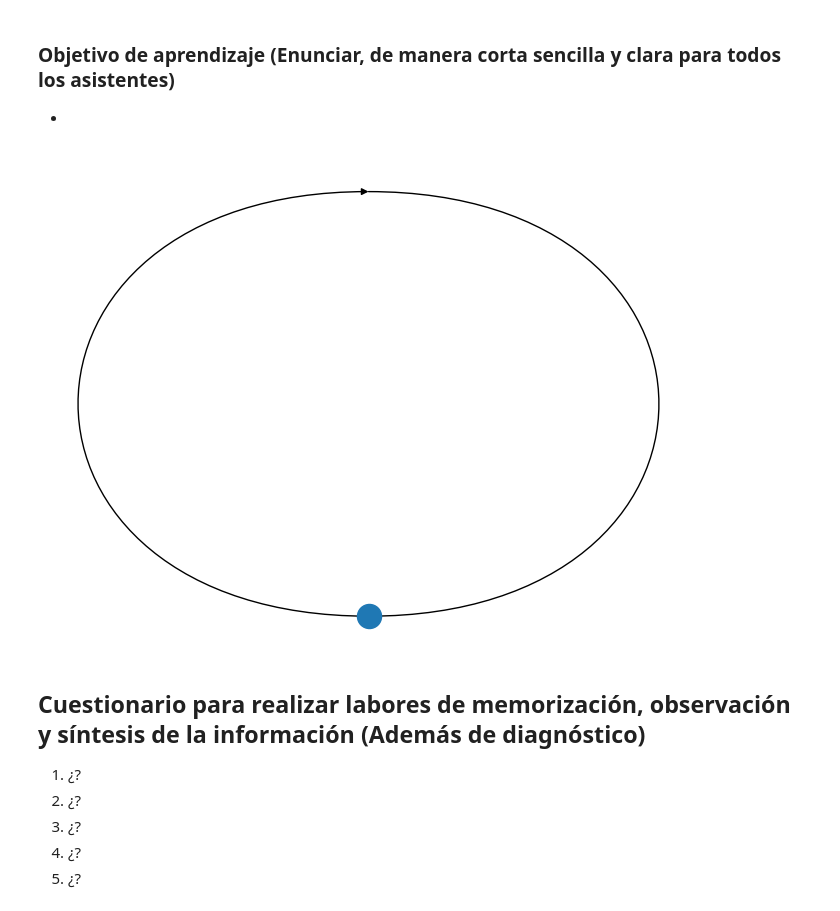
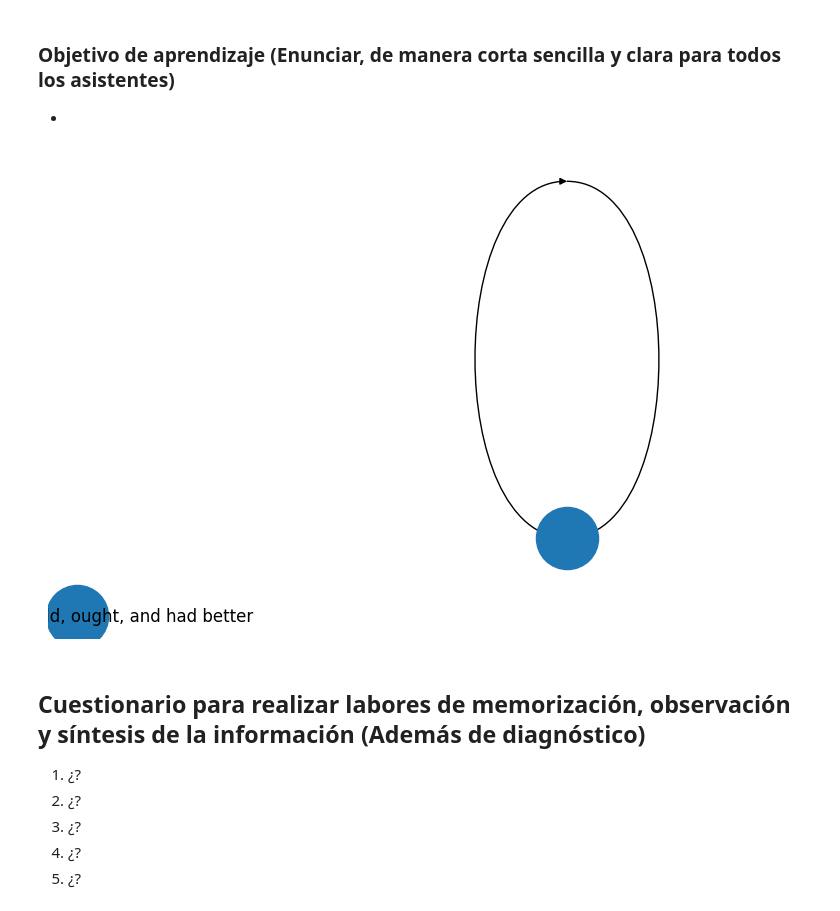
Before and after one commit to marco-canas/english_for_scientific_communication, a Jupyter notebook: A1/2_section/25_modal_verb_should_ought_to_had_better/1_modal_verb_should_ought_had_better.ipynb, the cells around one changed output. Saved outputs shown, nothing was run; the diff lists cells and outputs as text; code cells hidden in the pictures.

Commit message:
clase 25 sobre los modal verbs: had better, ought and should

```diff
--- a/A1/2_section/25_modal_verb_should_ought_to_had_better/1_modal_verb_should_ought_had_better.ipynb
+++ b/A1/2_section/25_modal_verb_should_ought_to_had_better/1_modal_verb_should_ought_had_better.ipynb
@@ -189,26 +189,32 @@ vez que otras personas nos asocien con cualquiera de estos sentimientos, disminu
 # %%
 # Mapa conceptual de la clase
 import networkx as nx
+import matplotlib.pyplot as plt
 
 G = nx.DiGraph()
+c1 ='Modal verb: Should, ought, and had better'
 
 # Agregar lísta de conceptos
 
-lista_conceptos = ['', '']
+lista_conceptos = [c1, '']
 
 G.add_nodes_from(lista_conceptos)
 
 # Agregar las flechas de vinculación de conceptos
 
 pares_conceptos_vinculados = [("", "")]
 
 G.add_edges_from(pares_conceptos_vinculados)
 
 pos = nx.spring_layout(G, seed = 513)
 
-nx.draw(G, pos)
+nx.draw(G, pos, with_labels = True, node_size = 2000)
+
+plt.savefig('/home/marco/Documentos/investigacion/english_for_scientific_communication/A1/2_section/25_modal_verb_should_ought_to_had_better/Modal_verb_Should_ought_had_better.jpg')
+
+# documentación de draw.nexworkx: https://networkx.org/documentation/stable/reference/generated/networkx.drawing.nx_pylab.draw_networkx.html#networkx.drawing.nx_pylab.draw_networkx
 # %% [output]
-[figure, old version]
+[figure, new version]
 # %% [markdown]
 ## Cuestionario para realizar labores de memorización, observación y síntesis de la información (Además de diagnóstico)
 
```
Also changed, not shown: parts of 6 cells of this notebook, 1 other file.
